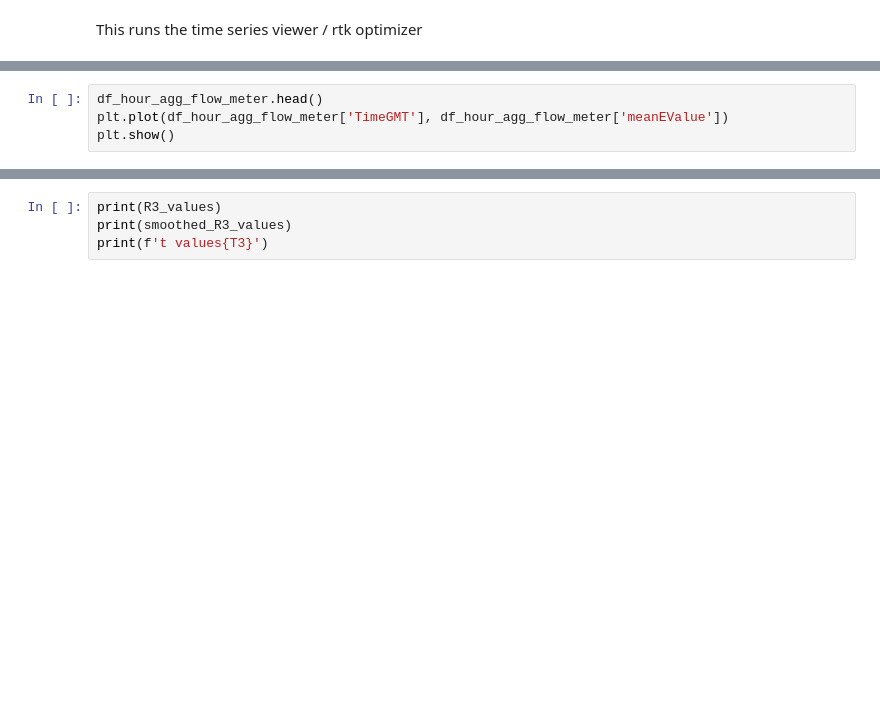
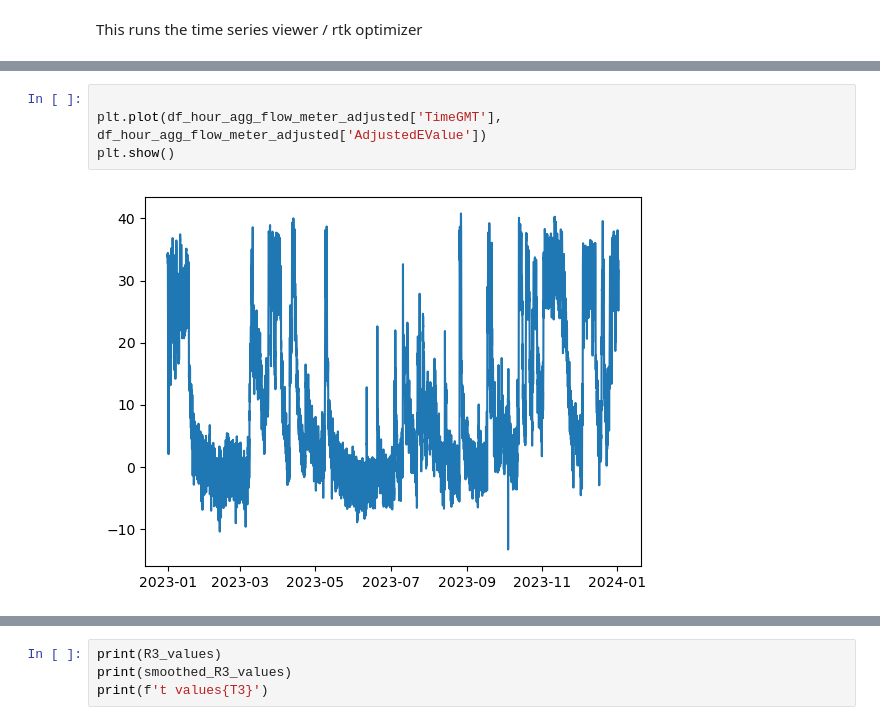
Before and after one commit to McGinty666/WWDS-project, a Jupyter notebook: scripts/main.ipynb, the cells around one changed output, grey strips where cells are left out. Saved outputs shown, nothing was run; the diff lists cells and outputs as text; blank space fills up the shorter version.

```diff
--- a/scripts/main.ipynb
+++ b/scripts/main.ipynb
@@ -309,7 +341,9 @@ NameError: name 'df_synthetic_flow' is not defined
 # %%
-df_hour_agg_flow_meter.head()
-plt.plot(df_hour_agg_flow_meter['TimeGMT'], df_hour_agg_flow_meter['meanEValue'])
+
+plt.plot(df_hour_agg_flow_meter_adjusted['TimeGMT'], df_hour_agg_flow_meter_adjusted['AdjustedEValue'])
 plt.show()
+# %% [output]
+[figure, added]
 # %%
 import pandas as pd
 
```
Also changed, not shown: parts of 8 cells of this notebook.
